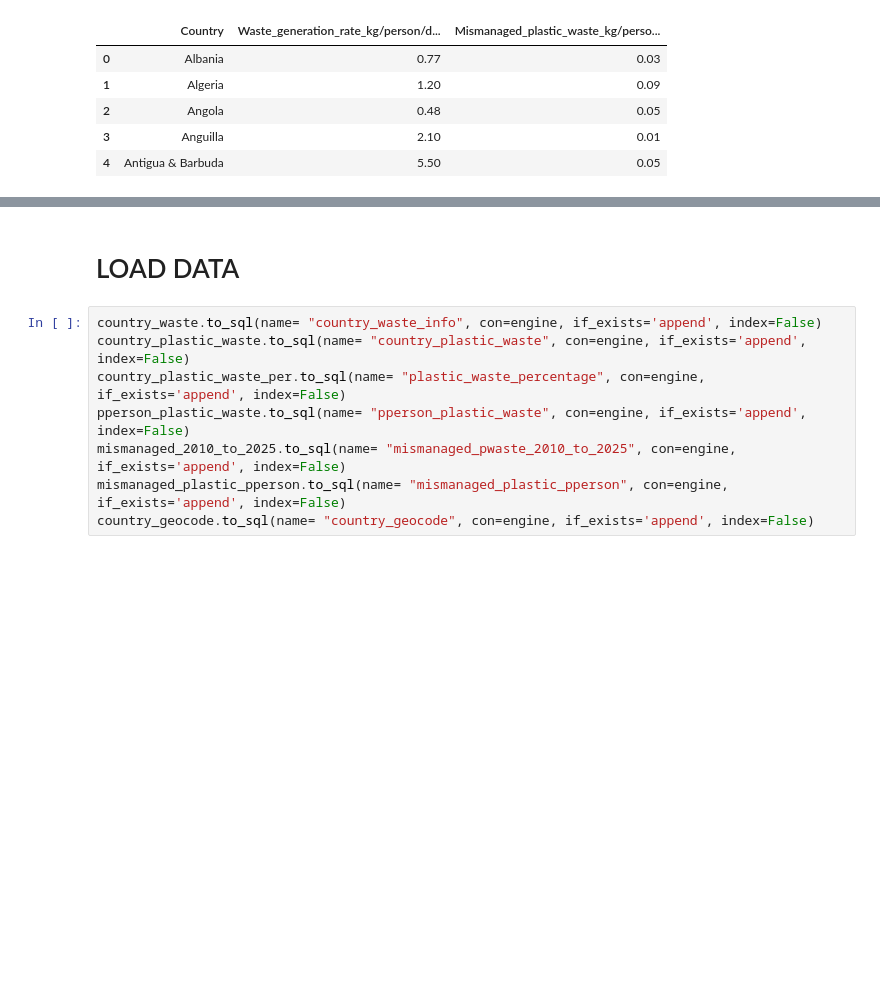
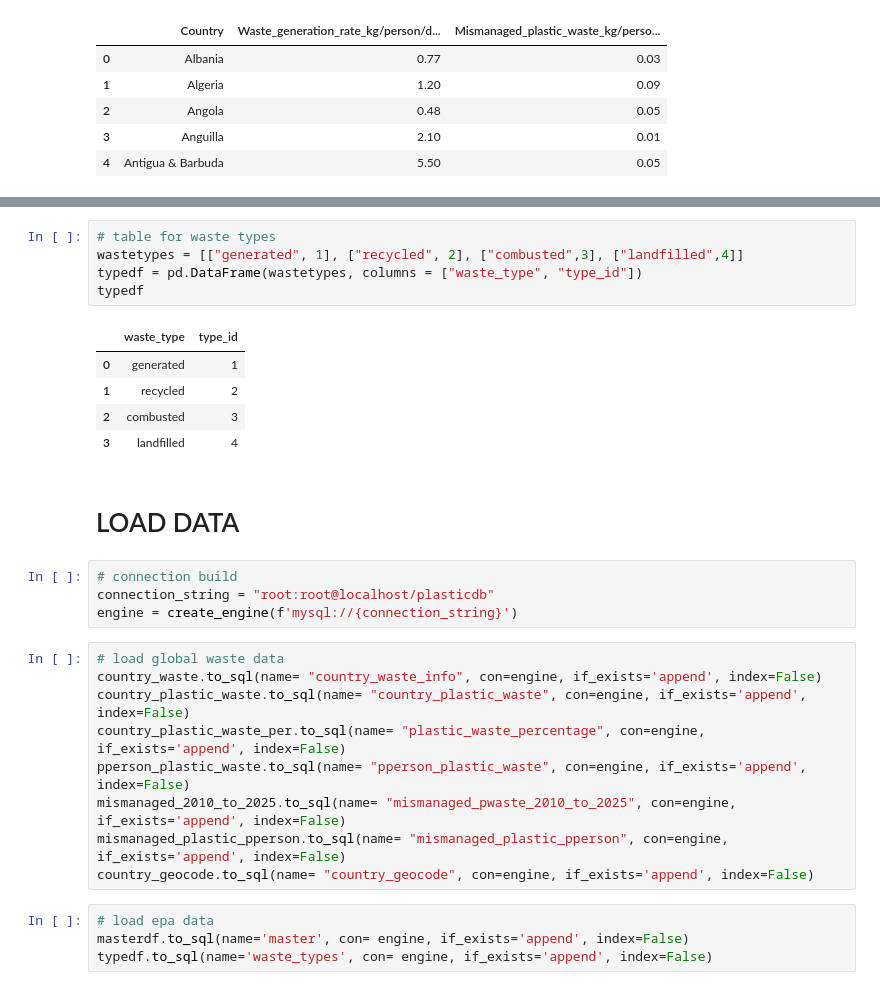
Before and after one commit to lsunl/plastic-pollution-project, a Jupyter notebook: Project3-Plastics_ETL.ipynb, the cells around one changed output, grey strips where cells are left out. Saved outputs shown, nothing was run; the diff lists cells and outputs as text; blank space fills up the shorter version.

```diff
--- a/Project3-Plastics_ETL.ipynb
+++ b/Project3-Plastics_ETL.ipynb
@@ -165,6 +213,22 @@ mismanaged_plastic_pperson.head()
+# %%
+# table for waste types
+wastetypes = [["generated", 1], ["recycled", 2], ["combusted",3], ["landfilled",4]]
+typedf = pd.DataFrame(wastetypes, columns = ["waste_type", "type_id"])
+typedf
+# %% [output]
+|  | waste_type | type_id |
+| 0 | generated | 1 |
+| 1 | recycled | 2 |
+| 2 | combusted | 3 |
+| 3 | landfilled | 4 |
 # %% [markdown]
 # LOAD DATA
+# %%
+# connection build
+connection_string = "root:root@localhost/plasticdb"
+engine = create_engine(f'mysql://{connection_string}')
 # %%
+# load global waste data
 country_waste.to_sql(name= "country_waste_info", con=engine, if_exists='append', index=False)
 country_plastic_waste.to_sql(name= "country_plastic_waste", con=engine, if_exists='append', index=False)
 country_plastic_waste_per.to_sql(name= "plastic_waste_percentage", con=engine, if_exists='append', index=False)
@@ -172,3 +236,7 @@ pperson_plastic_waste.to_sql(name= "pperson_plastic_waste", con=engine, if_exist
 mismanaged_2010_to_2025.to_sql(name= "mismanaged_pwaste_2010_to_2025", con=engine, if_exists='append', index=False)
 mismanaged_plastic_pperson.to_sql(name= "mismanaged_plastic_pperson", con=engine, if_exists='append', index=False)
 country_geocode.to_sql(name= "country_geocode", con=engine, if_exists='append', index=False)
+# %%
+# load epa data
+masterdf.to_sql(name='master', con= engine, if_exists='append', index=False)
+typedf.to_sql(name='waste_types', con= engine, if_exists='append', index=False)
```
Also changed, not shown: parts of 9 cells of this notebook.
